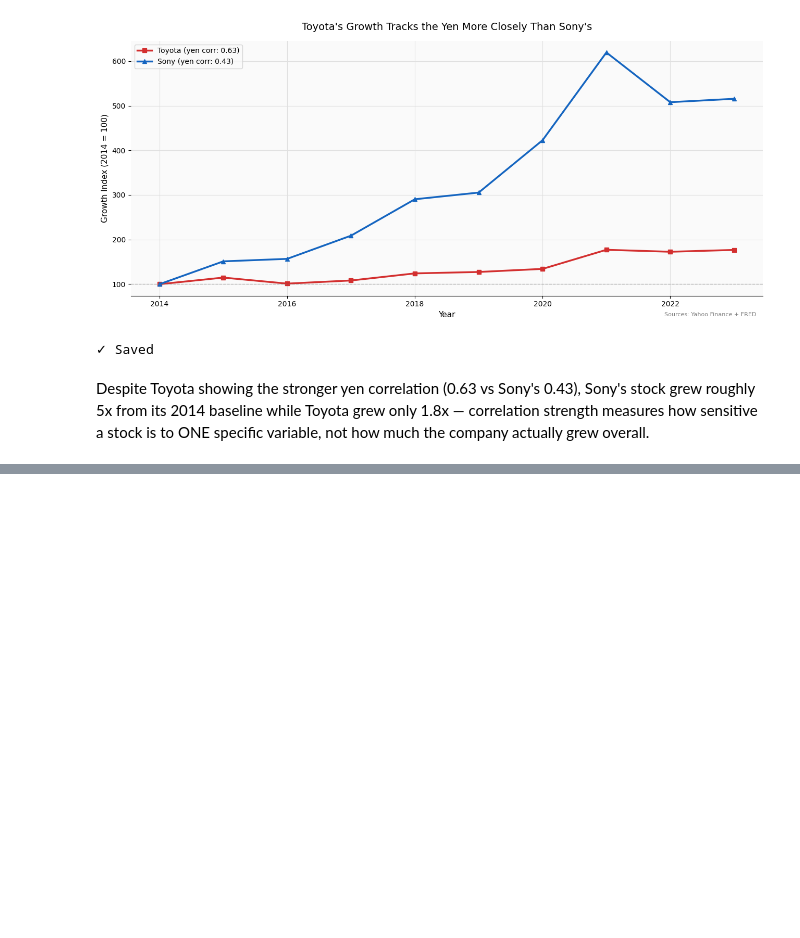
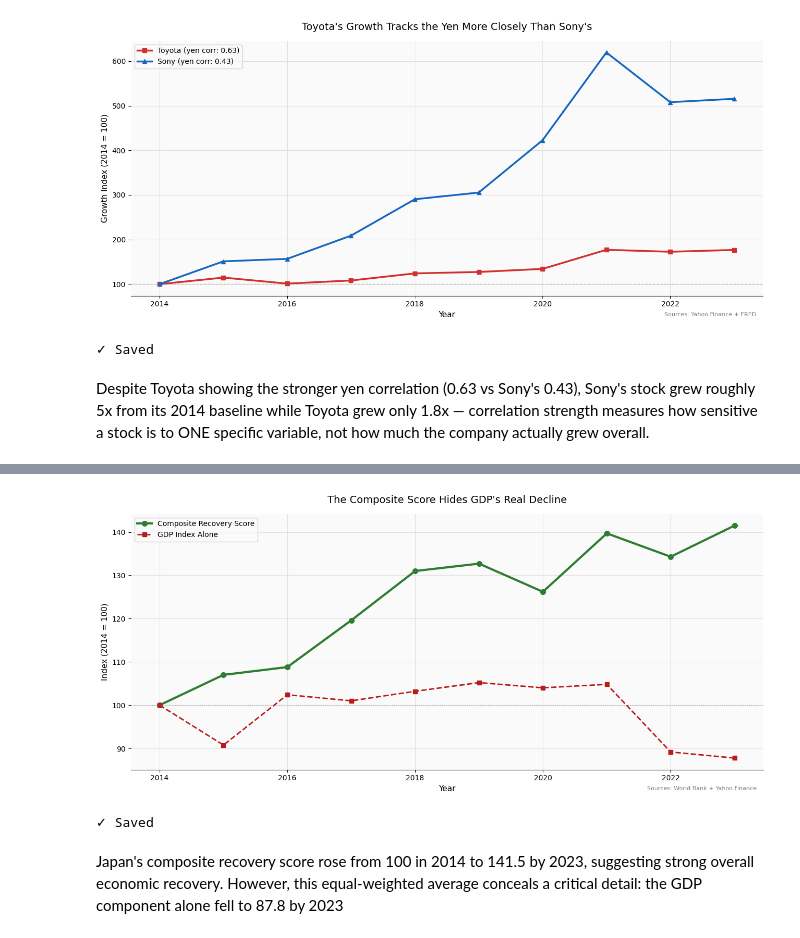
Before and after one commit to Prashant-4527/JapanScope-Stock-Economic-Intel, a Jupyter notebook: notebooks/04_dashboard.ipynb, the cells around one changed output, grey strips where cells are left out. Cells and saved outputs as stored; diff of their text form; code cells hidden in the pictures; blank space fills up the shorter version.

```diff
--- a/notebooks/04_dashboard.ipynb
+++ b/notebooks/04_dashboard.ipynb
@@ -133,0 +193,32 @@ grew overall.
+# %%
+fig, ax = plt.subplots(figsize=(13, 6))
+
+ax.plot(recovery['year'], recovery['recovery_score'],
+        color='#2E7D32', linewidth=3, marker='o', markersize=7,
+        label='Composite Recovery Score')
+ax.plot(recovery['year'], recovery['gdp_trillion_idx'],
+        color='#B71C1C', linewidth=2, marker='s', markersize=6,
+        linestyle='--', label='GDP Index Alone')
+
+ax.axhline(y=100, color='gray', linewidth=1, linestyle=':', alpha=0.6)
+
+ax.set_title("The Composite Score Hides GDP's Real Decline",
+              fontsize=14, fontweight='500', pad=15)
+ax.set_xlabel("Year", fontsize=11)
+ax.set_ylabel("Index (2014 = 100)", fontsize=11)
+ax.legend(fontsize=10, loc='upper left')
+ax.text(0.99, -0.08, 'Sources: World Bank + Yahoo Finance',
+        transform=ax.transAxes, fontsize=8, color='gray', ha='right')
+
+plt.tight_layout()
+plt.savefig("../reports/dashboard_recovery_score.png", dpi=150, bbox_inches='tight')
+plt.show()
+print("✓ Saved")
+# %% [output]
+[figure, added]
+✓ Saved
+# %% [markdown]
+Japan's composite recovery score rose from 100 in 2014 to 141.5 by
+2023, suggesting strong overall economic recovery. However, this
+equal-weighted average conceals a critical detail: the GDP component
+alone fell to 87.8 by 2023
```
Also changed, not shown: parts of 2 cells of this notebook, 2 other files.
